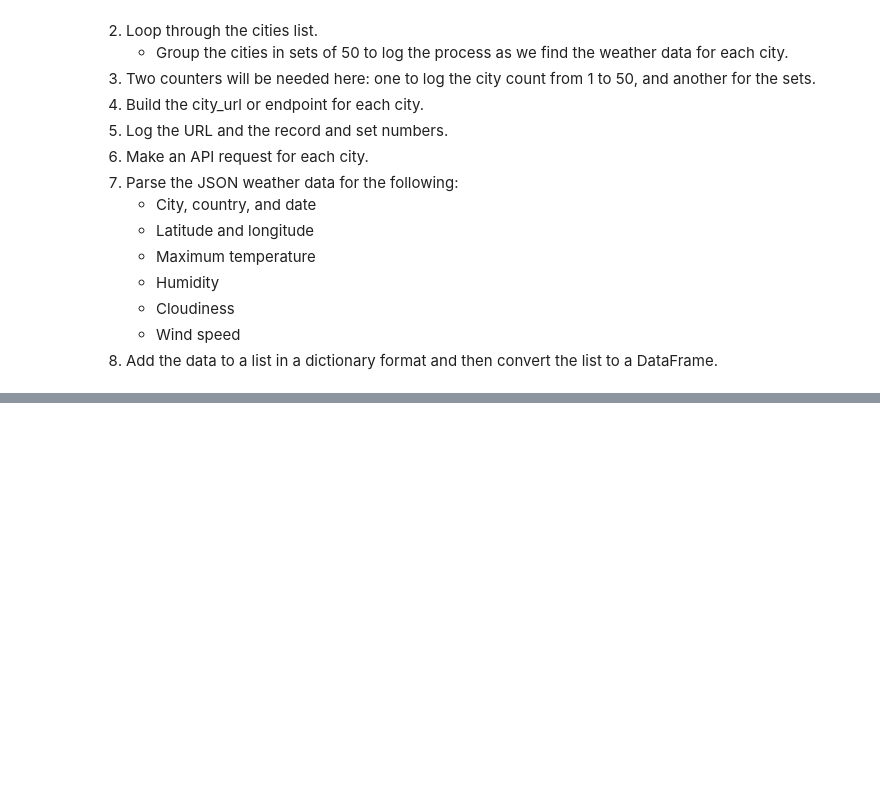
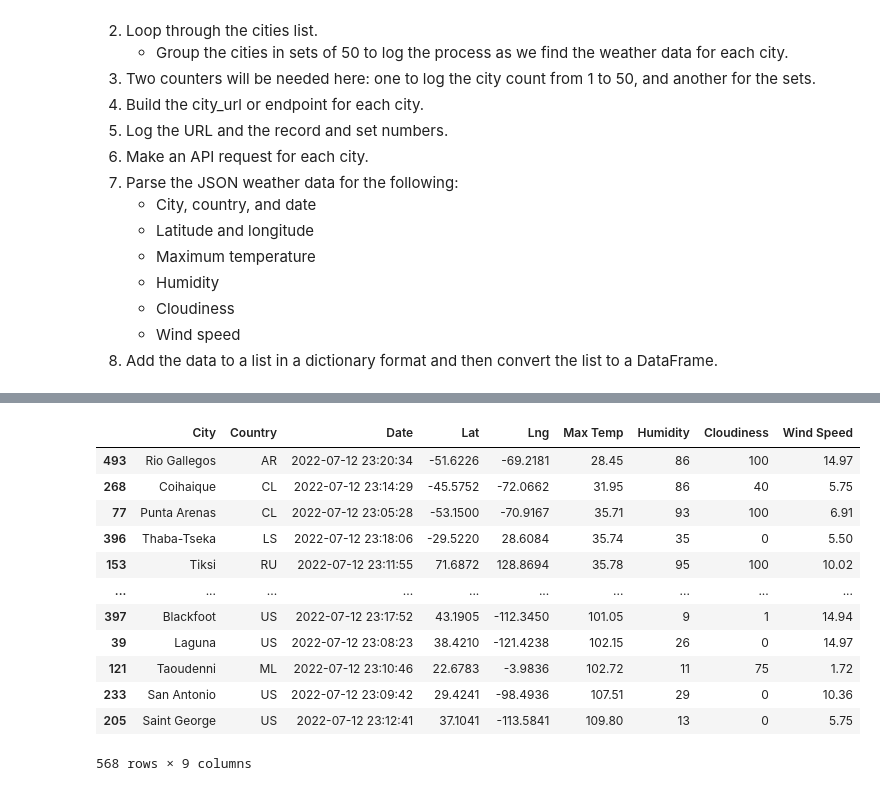
Before and after one commit to macdkw89/World_Weather_Analysis, a Jupyter notebook: WeatherPy.ipynb, the cells around one changed output, grey strips where cells are left out. Drawn from its saved outputs; the diff is of its cells as text; code cells hidden in the pictures; blank space fills up the shorter version.

```diff
--- a/WeatherPy.ipynb
+++ b/WeatherPy.ipynb
@@ -265,3 +302,19 @@ city_data_df
 output_data_file = "weather_data/cities.csv"
 # Export the City_Data into a CSV.
 city_data_df.to_csv(output_data_file, index_label="City_ID")
+# %%
+city_data_df.sort_values('Max Temp')
+# %% [output]
+|  | City | Country | Date | Lat | Lng | Max Temp | Humidity | Cloudiness | Wind Speed |
+| 493 | Rio Gallegos | AR | 2022-07-12 23:20:34 | -51.6226 | -69.2181 | 28.45 | 86 | 100 | 14.97 |
+| 268 | Coihaique | CL | 2022-07-12 23:14:29 | -45.5752 | -72.0662 | 31.95 | 86 | 40 | 5.75 |
+| 77 | Punta Arenas | CL | 2022-07-12 23:05:28 | -53.1500 | -70.9167 | 35.71 | 93 | 100 | 6.91 |
+| 396 | Thaba-Tseka | LS | 2022-07-12 23:18:06 | -29.5220 | 28.6084 | 35.74 | 35 | 0 | 5.50 |
+| 153 | Tiksi | RU | 2022-07-12 23:11:55 | 71.6872 | 128.8694 | 35.78 | 95 | 100 | 10.02 |
+| ... | ... | ... | ... | ... | ... | ... | ... | ... | ... |
+| 397 | Blackfoot | US | 2022-07-12 23:17:52 | 43.1905 | -112.3450 | 101.05 | 9 | 1 | 14.94 |
+| 39 | Laguna | US | 2022-07-12 23:08:23 | 38.4210 | -121.4238 | 102.15 | 26 | 0 | 14.97 |
+| 121 | Taoudenni | ML | 2022-07-12 23:10:46 | 22.6783 | -3.9836 | 102.72 | 11 | 75 | 1.72 |
+| 233 | San Antonio | US | 2022-07-12 23:09:42 | 29.4241 | -98.4936 | 107.51 | 29 | 0 | 10.36 |
+| 205 | Saint George | US | 2022-07-12 23:12:41 | 37.1041 | -113.5841 | 109.80 | 13 | 0 | 5.75 |
+568 rows × 9 columns
```
Also changed, not shown: parts of 11 cells of this notebook, 1 other file.
